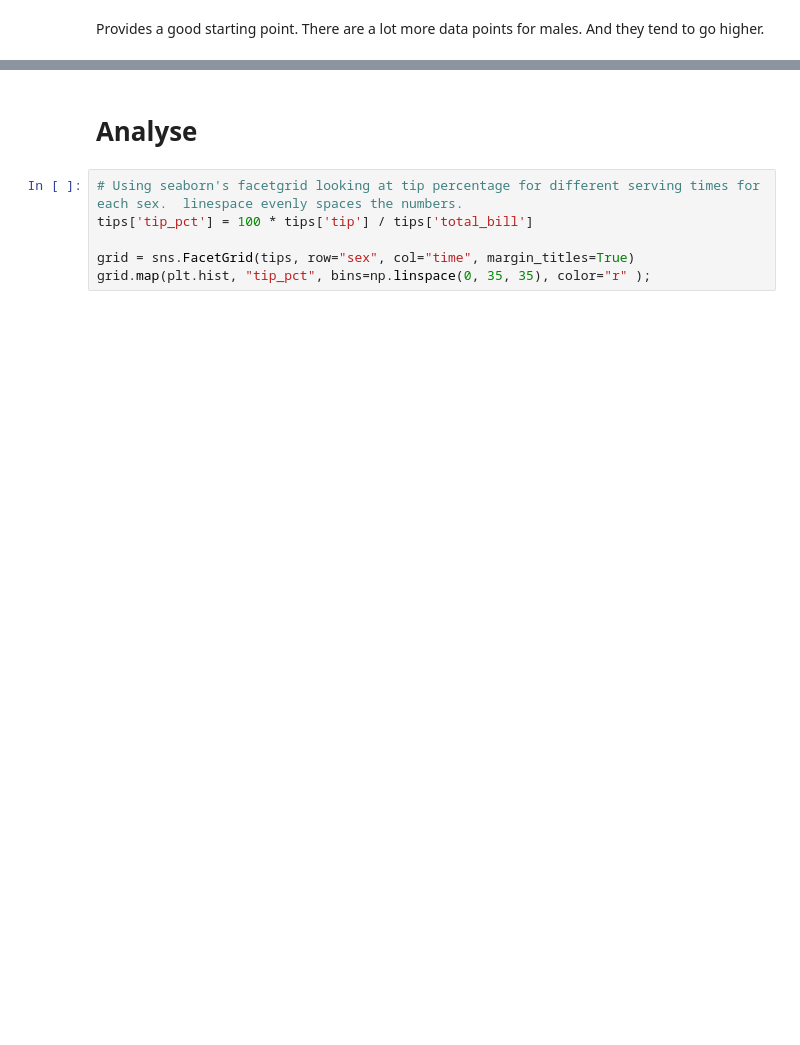
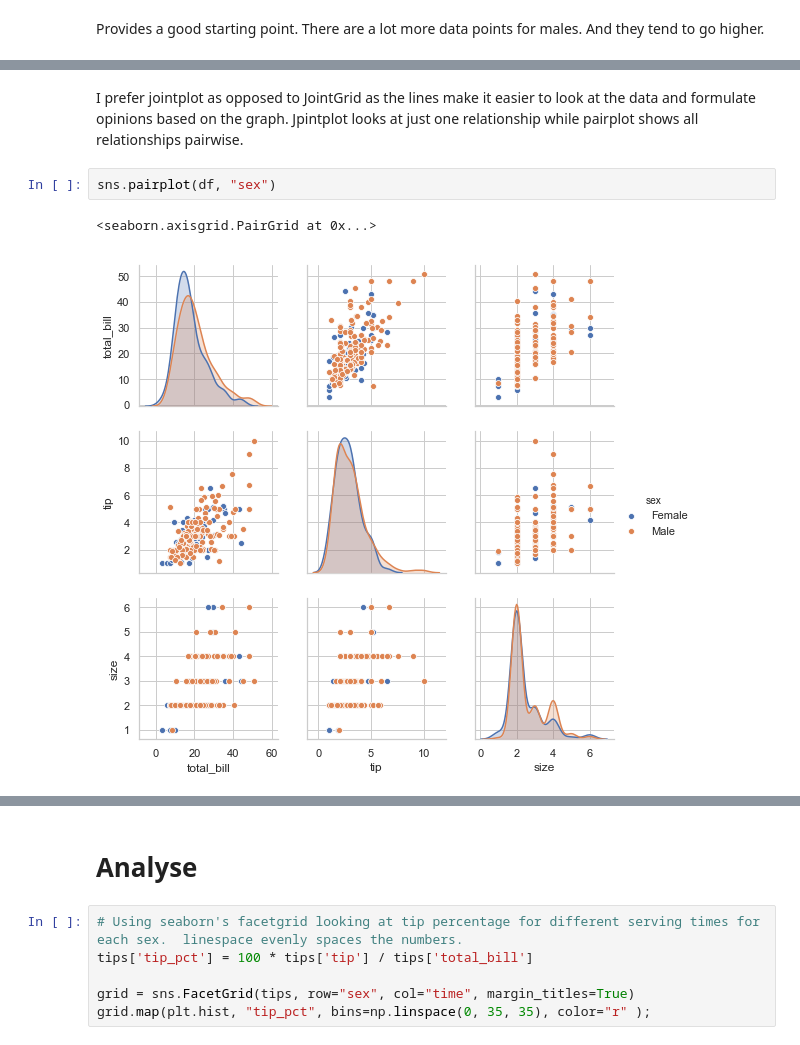
Before and after one commit to bexiturley/Fundamentals-of-Data-Analysis-Assessment-2019, a Jupyter notebook: reorderTips.ipynb, the cells around one changed output, grey strips where cells are left out. Drawn from its saved outputs; the diff is of its cells as text; blank space fills up the shorter version.

```diff
--- a/reorderTips.ipynb
+++ b/reorderTips.ipynb
@@ -716,0 +732,7 @@ g.plot_marginals(sns.distplot)
+# %% [markdown]
+I prefer jointplot as opposed to JointGrid as the lines make it easier to look at the data and formulate opinions based on the graph.  Jpintplot looks at just one relationship while pairplot shows all relationships pairwise.
+# %%
+sns.pairplot(df, "sex")
+# %% [output]
+<seaborn.axisgrid.PairGrid at 0x...>
+[figure, added]
```
Also changed, not shown: parts of 45 cells of this notebook.
